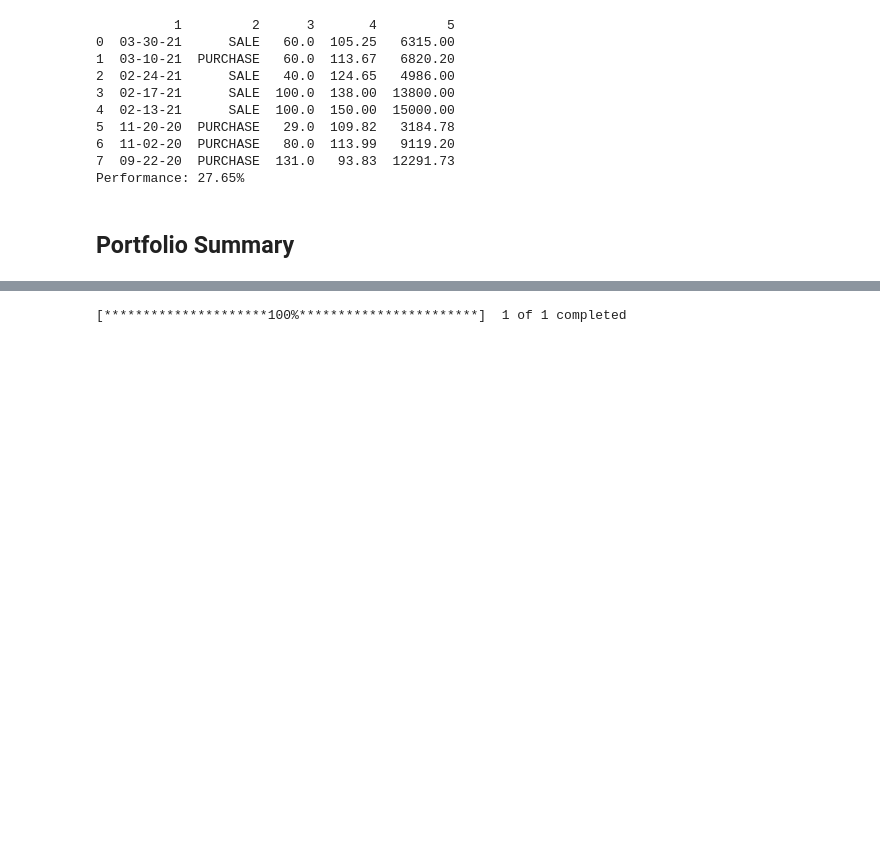
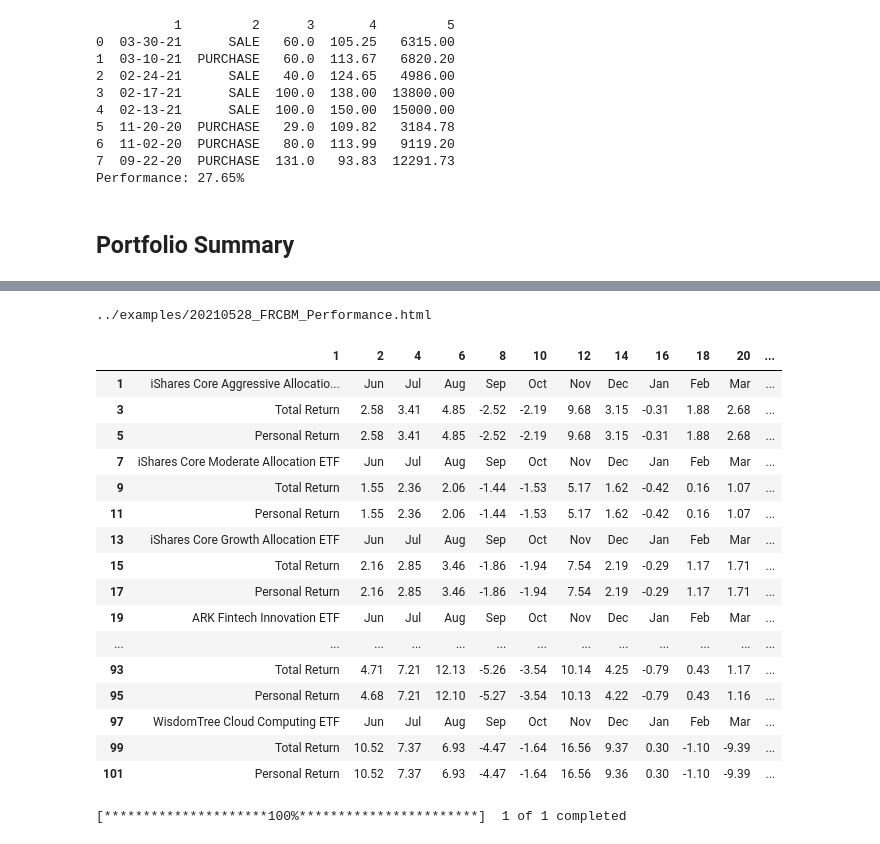
Before and after one commit to stan1eycc/investor-toolbox, a Jupyter notebook: notebooks/ms_parser.ipynb, the cells around one changed output, grey strips where cells are left out. Cells and saved outputs as stored; diff of their text form; code cells hidden in the pictures; blank space fills up the shorter version.

```diff
--- a/notebooks/ms_parser.ipynb
+++ b/notebooks/ms_parser.ipynb
@@ -207,3 +237,53 @@ Timestamp :  17-May-2021 (14:01:36.831311)
+# %%
+# Get hodling details results
+url = '../examples/20210528_FRCBM_Performance.html'
+
+df_list = pd.read_html(url)
+
+print(url)
+#print(len(df_list))
+
+df = df_list[9]
+df = df.dropna(how='all',axis='columns')
+df = df.dropna(how='all')
+df = df.dropna(how='any',axis='columns')
+#mon_df = df.iloc[1:4,2:15]
+#print(mon_df.to_string(index=False,header=False))
+res_df = df
+#res_df
+
+#Get month names
+df = df_list[8]
+df = df.dropna(how='all',axis='columns')
+df = df.dropna(how='all')
+#df = df.dropna(how='any',axis='columns')
+#print(df.iloc[1,1])
+#df.iloc[0,]
+
+for i in list(range(0,len(res_df),3)):
+    res_df.iloc[i,1:] = df.iloc[0,]
+
+#print(res_df.to_string(index=False,header=False))
+res_df
+# %% [output]
+../examples/20210528_FRCBM_Performance.html
+|  | 1 | 2 | 4 | 6 | 8 | 10 | 12 | 14 | 16 | 18 | 20 | ... |
+| 1 | iShares Core Aggressive Allocatio... | Jun | Jul | Aug | Sep | Oct | Nov | Dec | Jan | Feb | Mar | ... |
+| 3 | Total Return | 2.58 | 3.41 | 4.85 | -2.52 | -2.19 | 9.68 | 3.15 | -0.31 | 1.88 | 2.68 | ... |
+| 5 | Personal Return | 2.58 | 3.41 | 4.85 | -2.52 | -2.19 | 9.68 | 3.15 | -0.31 | 1.88 | 2.68 | ... |
+| 7 | iShares Core Moderate Allocation ETF | Jun | Jul | Aug | Sep | Oct | Nov | Dec | Jan | Feb | Mar | ... |
+| 9 | Total Return | 1.55 | 2.36 | 2.06 | -1.44 | -1.53 | 5.17 | 1.62 | -0.42 | 0.16 | 1.07 | ... |
+| 11 | Personal Return | 1.55 | 2.36 | 2.06 | -1.44 | -1.53 | 5.17 | 1.62 | -0.42 | 0.16 | 1.07 | ... |
+| 13 | iShares Core Growth Allocation ETF | Jun | Jul | Aug | Sep | Oct | Nov | Dec | Jan | Feb | Mar | ... |
+| 15 | Total Return | 2.16 | 2.85 | 3.46 | -1.86 | -1.94 | 7.54 | 2.19 | -0.29 | 1.17 | 1.71 | ... |
+| 17 | Personal Return | 2.16 | 2.85 | 3.46 | -1.86 | -1.94 | 7.54 | 2.19 | -0.29 | 1.17 | 1.71 | ... |
+| 19 | ARK Fintech Innovation ETF | Jun | Jul | Aug | Sep | Oct | Nov | Dec | Jan | Feb | Mar | ... |
+| ... | ... | ... | ... | ... | ... | ... | ... | ... | ... | ... | ... | ... |
+| 93 | Total Return | 4.71 | 7.21 | 12.13 | -5.26 | -3.54 | 10.14 | 4.25 | -0.79 | 0.43 | 1.17 | ... |
+| 95 | Personal Return | 4.68 | 7.21 | 12.10 | -5.27 | -3.54 | 10.13 | 4.22 | -0.79 | 0.43 | 1.16 | ... |
+| 97 | WisdomTree Cloud Computing ETF | Jun | Jul | Aug | Sep | Oct | Nov | Dec | Jan | Feb | Mar | ... |
+| 99 | Total Return | 10.52 | 7.37 | 6.93 | -4.47 | -1.64 | 16.56 | 9.37 | 0.30 | -1.10 | -9.39 | ... |
+| 101 | Personal Return | 10.52 | 7.37 | 6.93 | -4.47 | -1.64 | 16.56 | 9.36 | 0.30 | -1.10 | -9.39 | ... |
 # %%
 import yfinance as yf
 # %%
```
Also changed, not shown: parts of 4 cells of this notebook.
